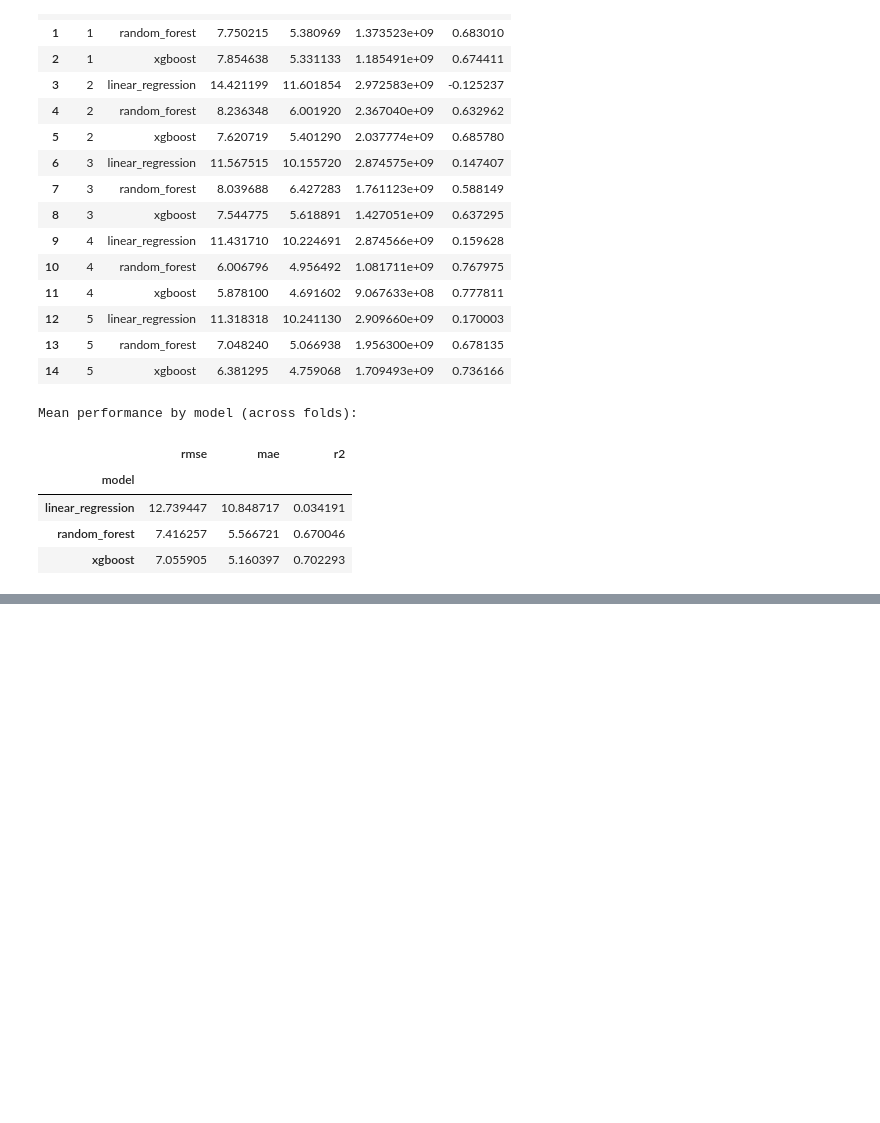
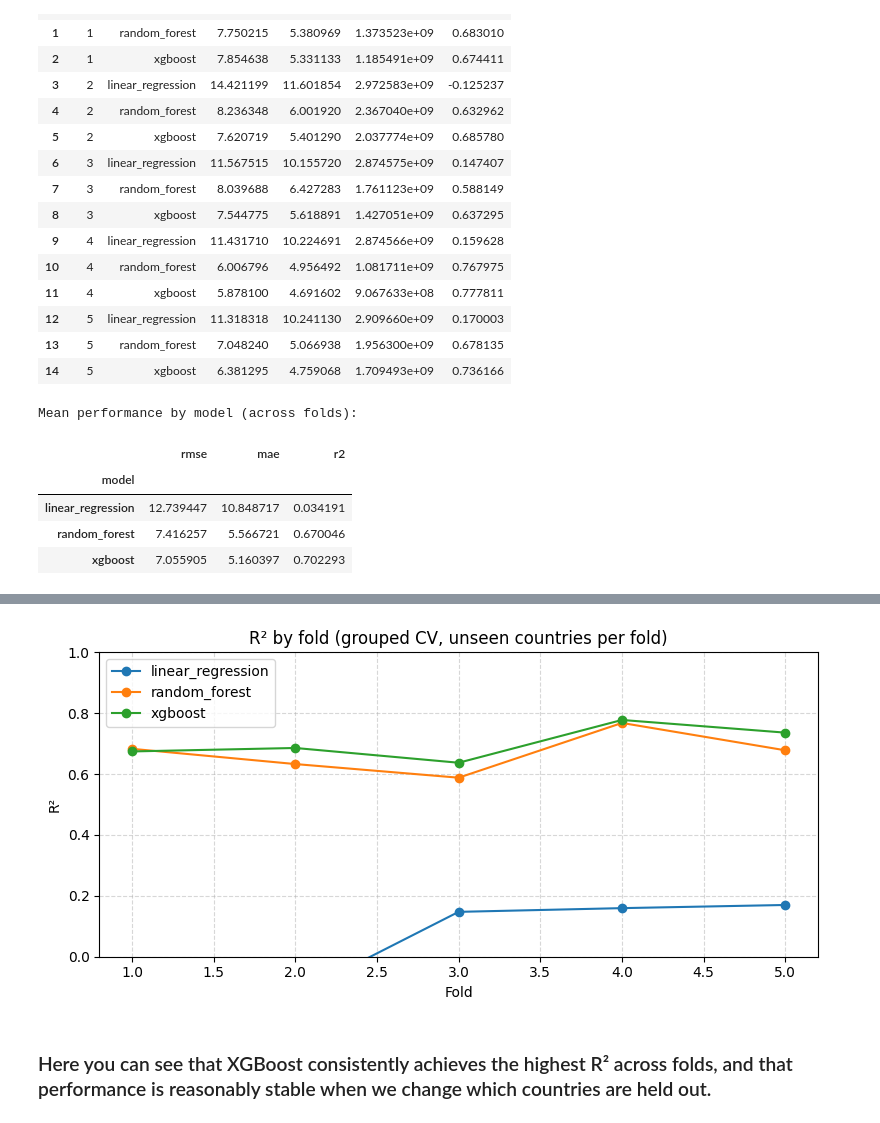
Before and after one commit to diyorbekzokirov/gdp_prediction_developing, a Jupyter notebook: notebooks/model_prediction.ipynb, the cells around one changed output, grey strips where cells are left out. Cells and saved outputs as stored; diff of their text form; code cells hidden in the pictures; blank space fills up the shorter version.

```diff
--- a/notebooks/model_prediction.ipynb
+++ b/notebooks/model_prediction.ipynb
@@ -312,0 +340,21 @@ Mean performance by model (across folds):
+# %%
+# Make sure folds are sorted
+cv_results_df_sorted = cv_results_df.sort_values("fold")
+
+plt.figure(figsize=(8, 4))
+for model in cv_results_df_sorted["model"].unique():
+    tmp = cv_results_df_sorted[cv_results_df_sorted["model"] == model]
+    plt.plot(tmp["fold"], tmp["r2"], marker="o", label=model)
+
+plt.title("R² by fold (grouped CV, unseen countries per fold)")
+plt.xlabel("Fold")
+plt.ylabel("R²")
+plt.ylim(0, 1)
+plt.legend()
+plt.grid(True, linestyle="--", alpha=0.5)
+plt.tight_layout()
+plt.show()
+# %% [output]
+[figure, added]
+# %% [markdown]
+### Here you can see that XGBoost consistently achieves the highest R² across folds, and that performance is reasonably stable when we change which countries are held out.
```
Also changed, not shown: parts of 4 cells of this notebook.
